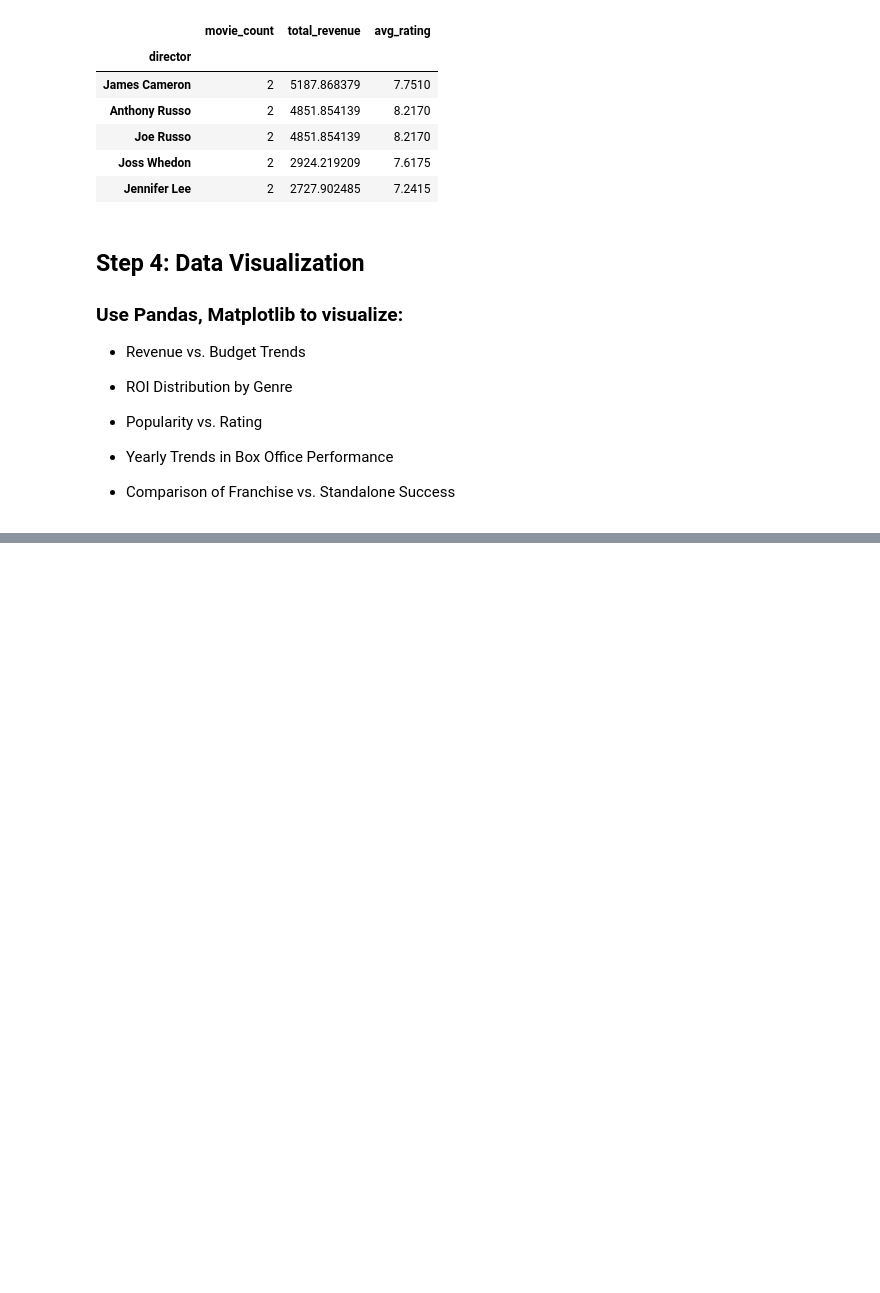
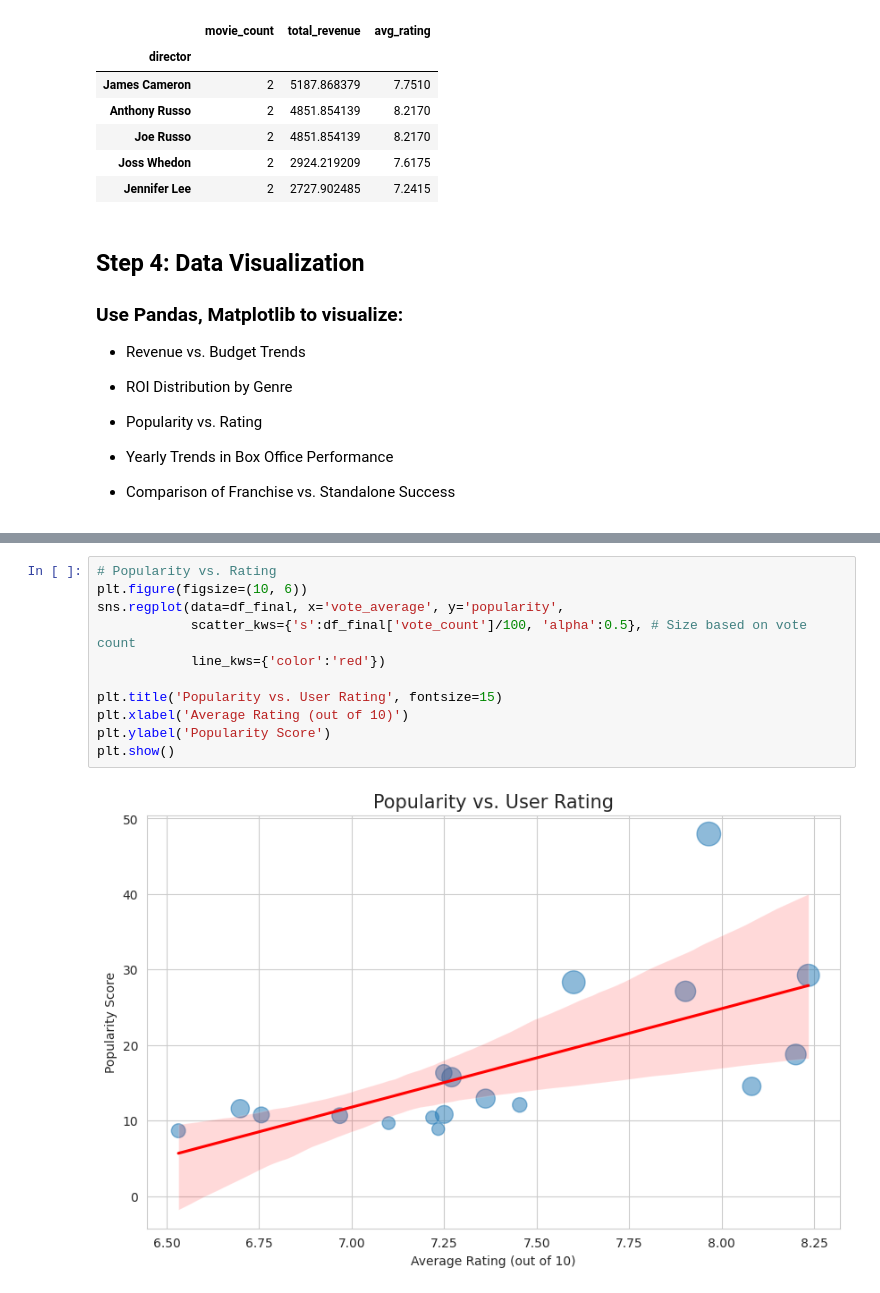
Before and after one commit to hubiverse/amalitech-de-labs, a Jupyter notebook: tmdb_movie/main.ipynb, the cells around one changed output, grey strips where cells are left out. Saved outputs shown, nothing was run; the diff lists cells and outputs as text; blank space fills up the shorter version.

```diff
--- a/tmdb_movie/main.ipynb
+++ b/tmdb_movie/main.ipynb
@@ -732,0 +797,13 @@ top_directors
+# %%
+# Popularity vs. Rating
+plt.figure(figsize=(10, 6))
+sns.regplot(data=df_final, x='vote_average', y='popularity',
+            scatter_kws={'s':df_final['vote_count']/100, 'alpha':0.5}, # Size based on vote count
+            line_kws={'color':'red'})
+
+plt.title('Popularity vs. User Rating', fontsize=15)
+plt.xlabel('Average Rating (out of 10)')
+plt.ylabel('Popularity Score')
+plt.show()
+# %% [output]
+[figure, added]
```
Also changed, not shown: parts of 8 cells of this notebook, 1 other file.
